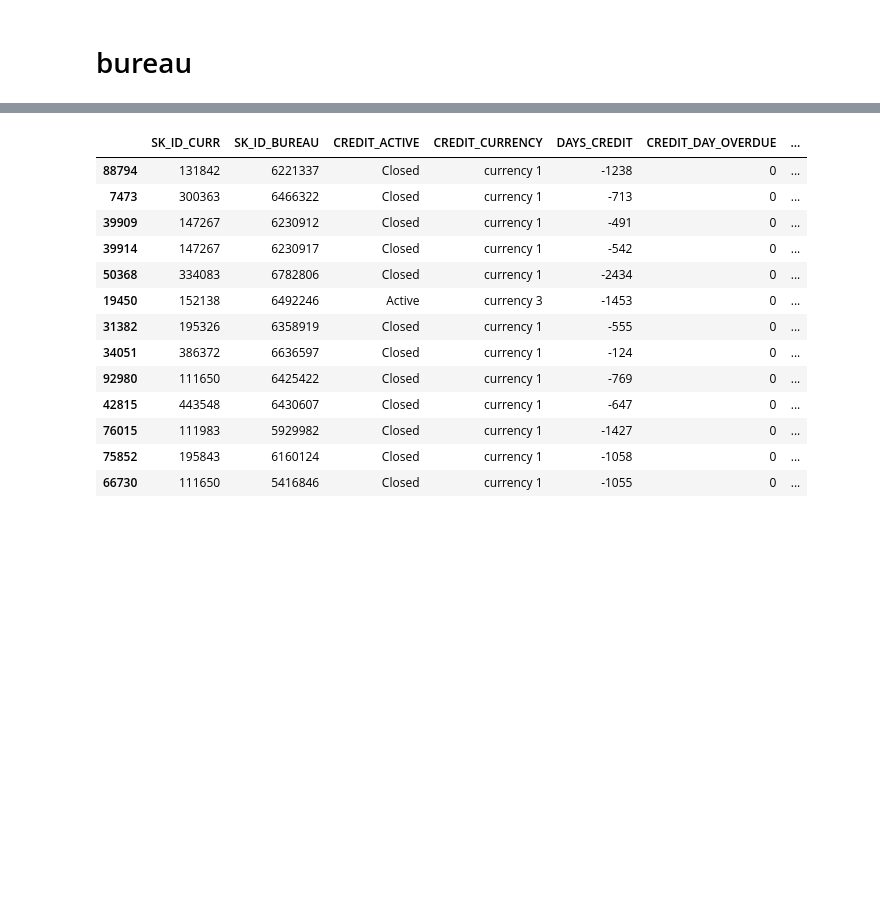
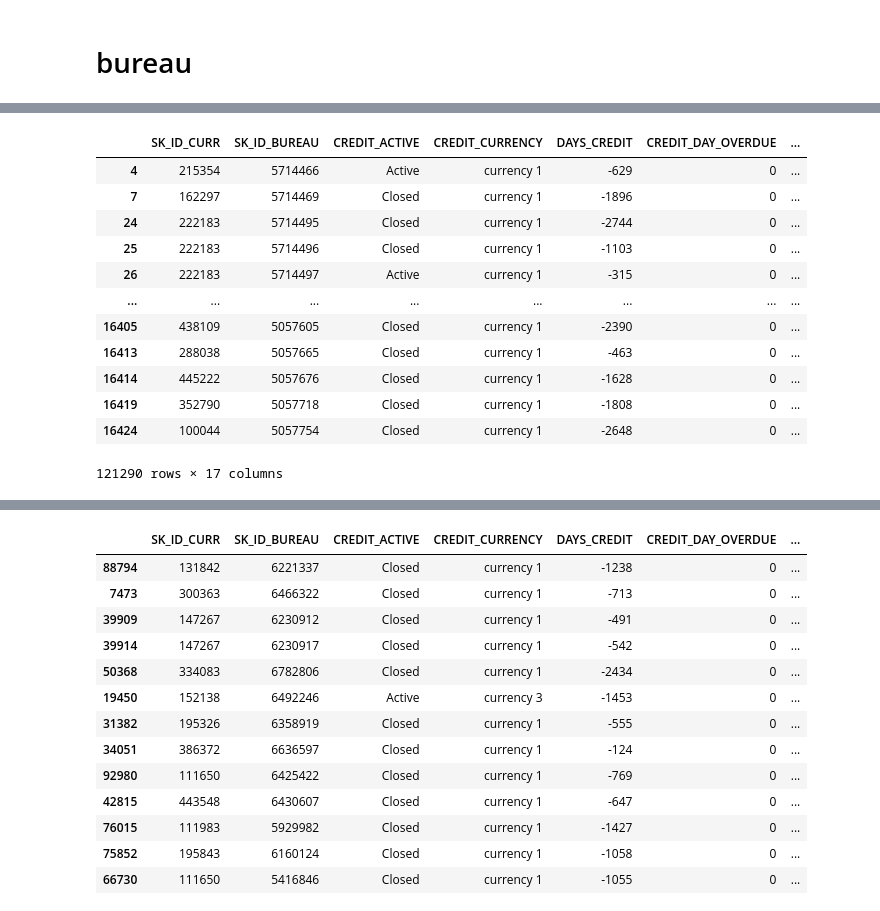
Before and after one commit to nguyenvietkhiemm/home_credit_default_risk, a Jupyter notebook: jupyter/501_EDA_bureau.ipynb, the cells around one changed output, grey strips where cells are left out. Cells and saved outputs as stored; diff of their text form; code cells hidden in the pictures; blank space fills up the shorter version.

```diff
--- a/jupyter/501_EDA_bureau.ipynb
+++ b/jupyter/501_EDA_bureau.ipynb
@@ -59,3 +72,19 @@ bureau.sort_values(["SK_ID_CURR", "DAYS_CREDIT"], ascending=[True, False])
+# %%
+bureau[bureau["AMT_CREDIT_MAX_OVERDUE"]>0]
+# %% [output]
+|  | SK_ID_CURR | SK_ID_BUREAU | CREDIT_ACTIVE | CREDIT_CURRENCY | DAYS_CREDIT | CREDIT_DAY_OVERDUE | ... |
+| 4 | 215354 | 5714466 | Active | currency 1 | -629 | 0 | ... |
+| 7 | 162297 | 5714469 | Closed | currency 1 | -1896 | 0 | ... |
+| 24 | 222183 | 5714495 | Closed | currency 1 | -2744 | 0 | ... |
+| 25 | 222183 | 5714496 | Closed | currency 1 | -1103 | 0 | ... |
+| 26 | 222183 | 5714497 | Active | currency 1 | -315 | 0 | ... |
+| ... | ... | ... | ... | ... | ... | ... | ... |
+| 16405 | 438109 | 5057605 | Closed | currency 1 | -2390 | 0 | ... |
+| 16413 | 288038 | 5057665 | Closed | currency 1 | -463 | 0 | ... |
+| 16414 | 445222 | 5057676 | Closed | currency 1 | -1628 | 0 | ... |
+| 16419 | 352790 | 5057718 | Closed | currency 1 | -1808 | 0 | ... |
+| 16424 | 100044 | 5057754 | Closed | currency 1 | -2648 | 0 | ... |
+121290 rows × 17 columns
 # %%
 des_bureau = des[des["Table"] == "bureau"]
 des_bureau
```
Also changed, not shown: parts of 9 cells of this notebook, 2 other files.
